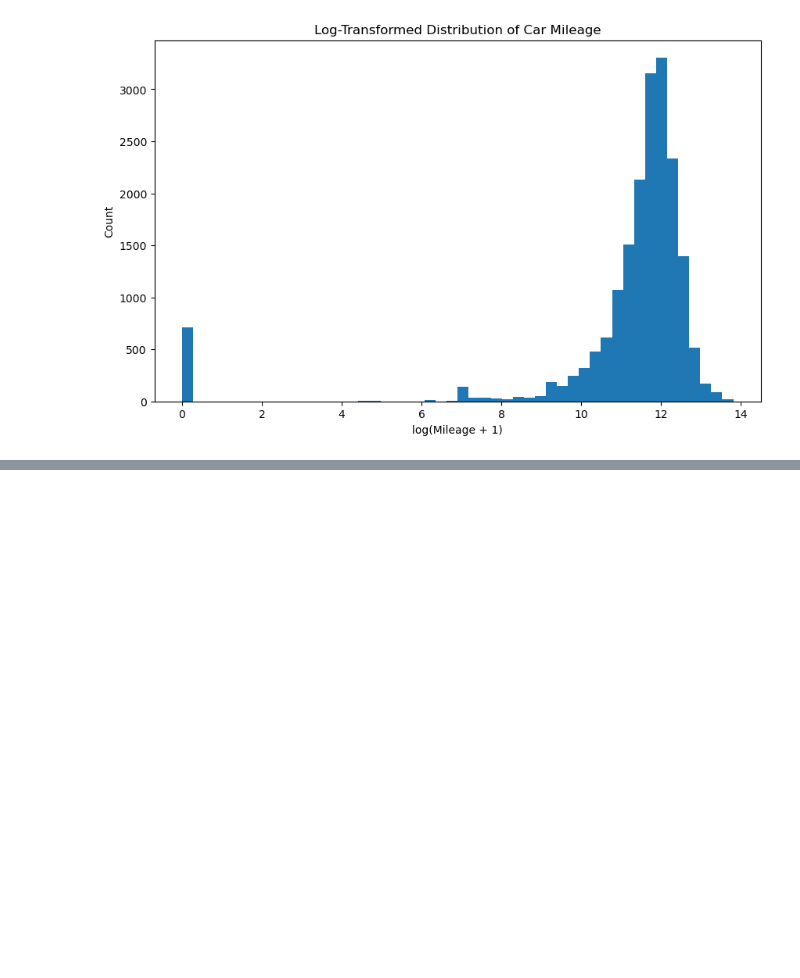
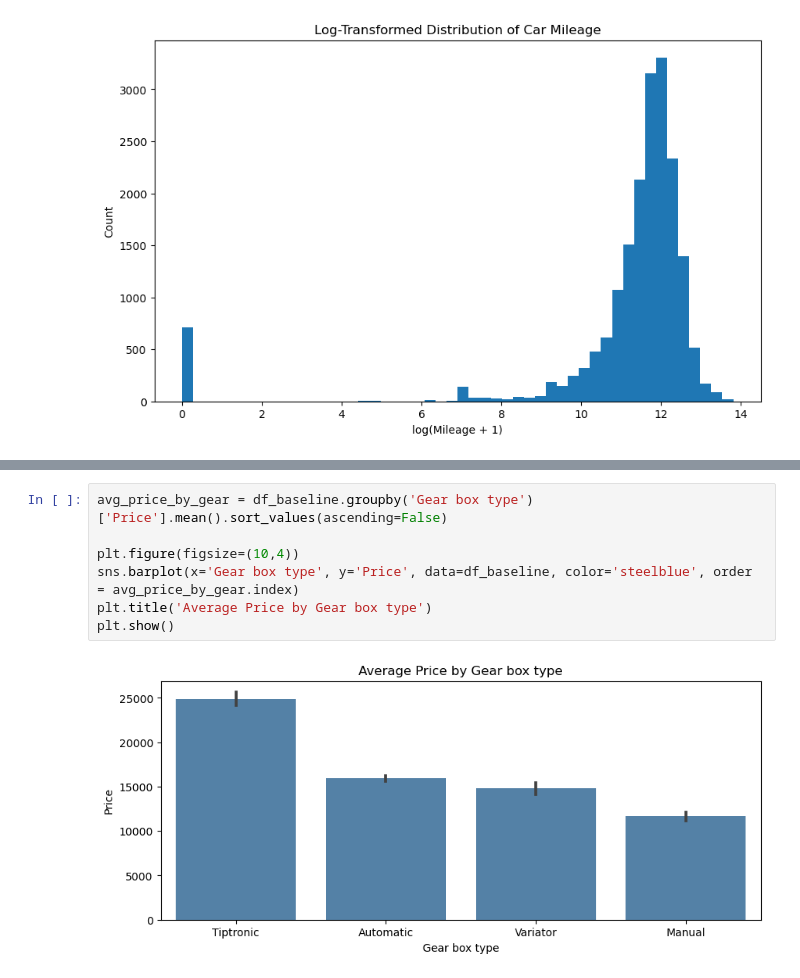
Before and after one commit to Harborg1/Model-Based-ML, a Jupyter notebook: model_based_ml_project.ipynb, the cells around one changed output, grey strips where cells are left out. Drawn from its saved outputs; the diff is of its cells as text; blank space fills up the shorter version.

```diff
--- a/model_based_ml_project.ipynb
+++ b/model_based_ml_project.ipynb
@@ -429,0 +610,9 @@ plt.show()
+# %%
+avg_price_by_gear = df_baseline.groupby('Gear box type')['Price'].mean().sort_values(ascending=False)
+
+plt.figure(figsize=(10,4))
+sns.barplot(x='Gear box type', y='Price', data=df_baseline, color='steelblue', order = avg_price_by_gear.index)
+plt.title('Average Price by Gear box type')
+plt.show()
+# %% [output]
+[figure, added]
```
Also changed, not shown: parts of 28 cells of this notebook.
